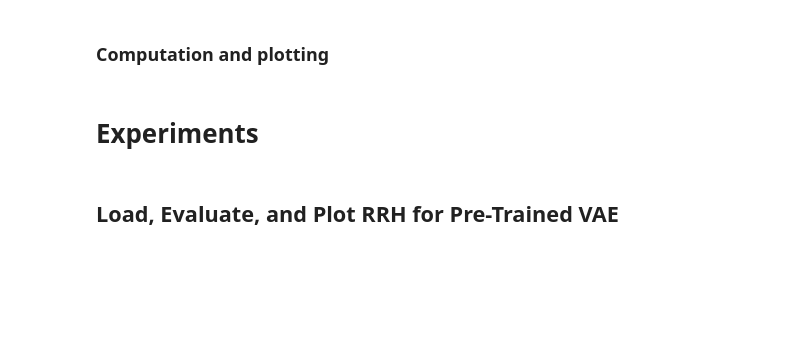
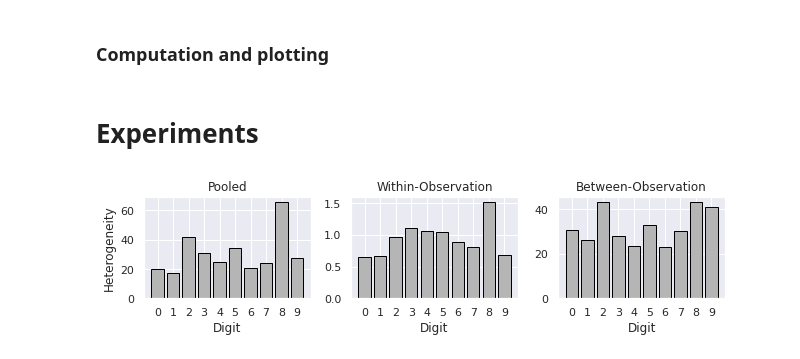
Before and after one commit to harvey2phase/rrh-MNIST, a Jupyter notebook: cnn_vae.ipynb, the cells around one changed output. Saved outputs shown, nothing was run; the diff lists cells and outputs as text; code cells hidden in the pictures; blank space fills up the shorter version.

```diff
--- a/cnn_vae.ipynb
+++ b/cnn_vae.ipynb
@@ -496,7 +539,11 @@ def pool_covariance(means, covs):
 def calculate_rrh(vae, X = train_X, y = train_y):
     gammas, alphas, betas = [], [], []
     for i in range(10):
-        mu, logvar = vae.encoder(torch.Tensor(X[y == i]).to(device))
+        mu, logvar = vae.encoder(
+            cnn.penultimate_layers(
+                torch.Tensor(X[y == i]).to(device)
+            )
+        )
         loc = mu.cpu().detach().numpy()
         scale = logvar.exp().cpu().detach().numpy()
         cov = scale_to_cov(scale)
@@ -585,2 +620,0 @@ for _ in range(N):
-# %% [markdown]
-## Load, Evaluate, and Plot RRH for Pre-Trained VAE
@@ -605,6 +621,5 @@ eval_model(pretrained_vae)
 # %%
-gammas, alphas, betas = calculate_rrh(pretrained_vae)
+gammas, alphas, betas = calculate_rrh(vae1)
 plot_rrh(gammas, alphas, betas)
-
-gammas, alphas, betas = calculate_rrh(pretrained_vae, X = test_X, y = test_y)
-plot_rrh(gammas, alphas, betas)
+# %% [output]
+[figure, added]
```
Also changed, not shown: parts of 30 cells of this notebook.
